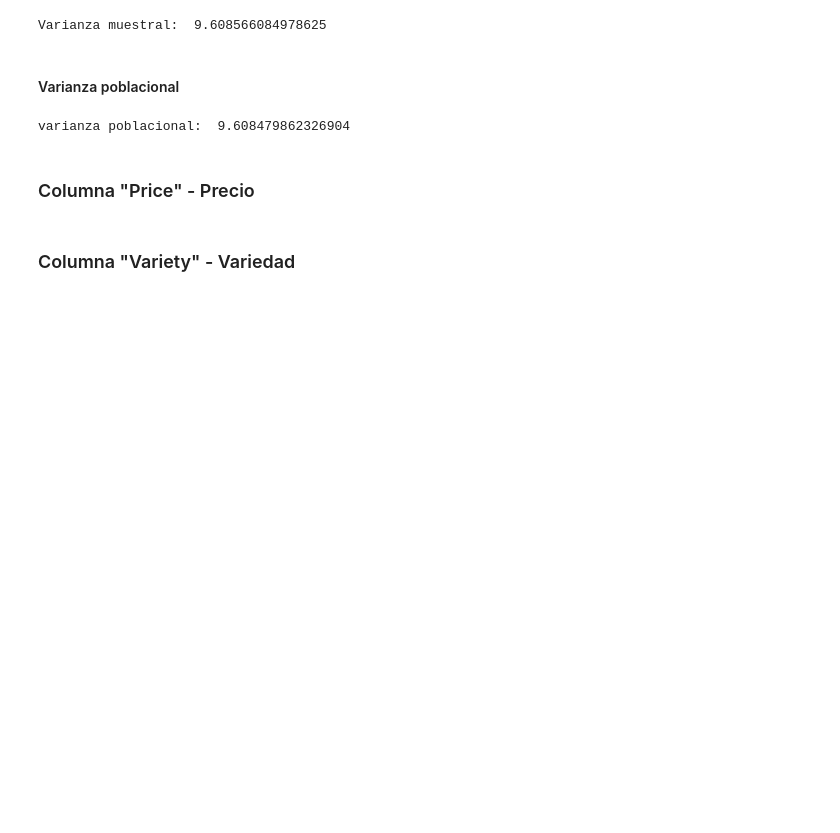
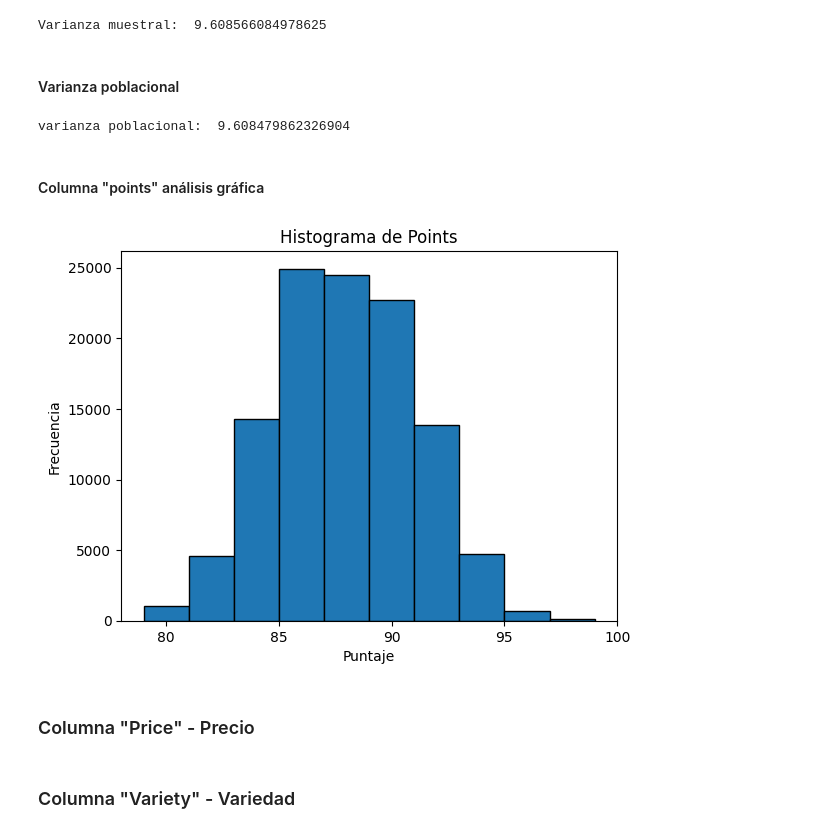
Before and after one commit to GustavMartinez/eda_python, a Jupyter notebook: 002_wine_products/step_2_eda.ipynb, the cells around one changed output. Drawn from its saved outputs; the diff is of its cells as text; code cells hidden in the pictures; blank space fills up the shorter version.

Commit message:
creacion de histograma

```diff
--- a/002_wine_products/step_2_eda.ipynb
+++ b/002_wine_products/step_2_eda.ipynb
@@ -232,6 +232,22 @@ variaza_poblacional = dataset['points'].var(ddof=0)
 print('varianza poblacional: ', variaza_poblacional)
 # %% [output]
 varianza poblacional:  9.608479862326904
+# %% [markdown]
+#### Columna "points" análisis gráfica
+# %%
+# Crear histograma
+plt.hist(dataset['points'], edgecolor='black', align='left')
+
+# Títulos y etiquetas
+plt.title('Histograma de Points')
+plt.xlabel('Puntaje')
+plt.ylabel('Frecuencia')
+plt.xticks([80, 85, 90, 95, 100])  # Marcar los bordes de los intervalos
+
+# Mostrar gráfico
+plt.show()
+# %% [output]
+[figure, added]
 # %% [markdown]
 ### Columna "Price" - Precio
 # %% [markdown]
```
